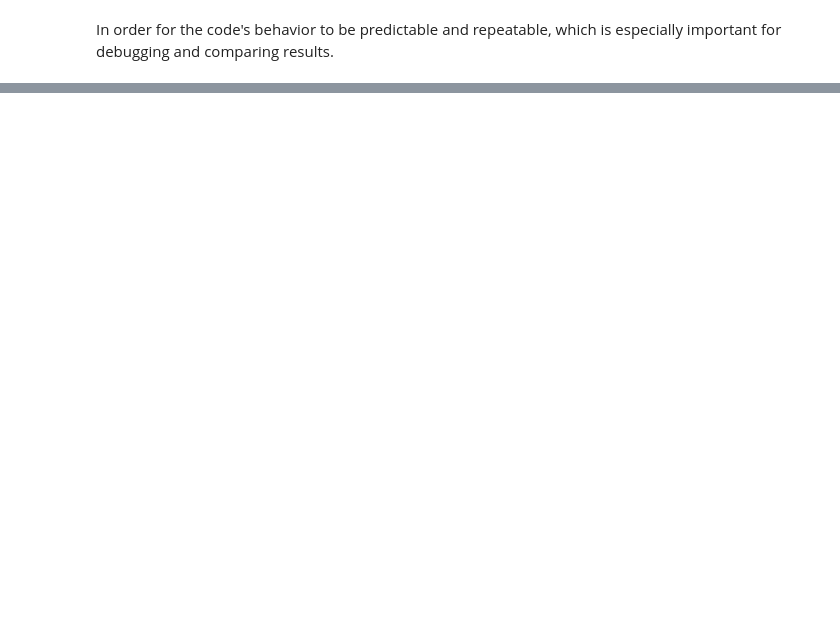
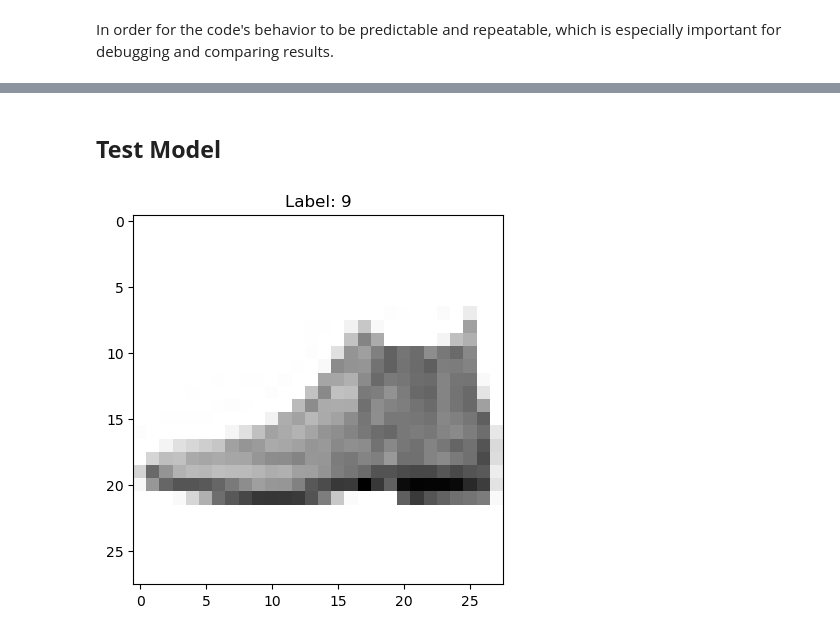
Before and after one commit to iamisaackn/AI-Fashion-Image-Classification, a Jupyter notebook: notebook.ipynb, the cells around one changed output, grey strips where cells are left out. Cells and saved outputs as stored; diff of their text form; code cells hidden in the pictures; blank space fills up the shorter version.

```diff
--- a/notebook.ipynb
+++ b/notebook.ipynb
@@ -229,0 +41,6 @@ Downloading tensorflow-2.18.0-cp310-cp310-manylinux_2_17_x86_64.manylinux2014_x8
+# %%
+def extract_images(file_path):
+    with gzip.open(file_path, 'rb') as f:
+        magic, num, rows, cols = struct.unpack(">IIII", f.read(16))
+        images = np.frombuffer(f.read(), dtype=np.uint8).reshape(num, rows, cols)
+    return images
@@ -229,0 +57,10 @@ Downloading tensorflow-2.18.0-cp310-cp310-manylinux_2_17_x86_64.manylinux2014_x8
+# %%
+train_images_path = 'data/train-images-idx3-ubyte.gz'
+train_labels_path = 'data/train-labels-idx1-ubyte.gz'
+test_images_path = 'data/t10k-images-idx3-ubyte.gz'
+test_labels_path = 'data/t10k-labels-idx1-ubyte.gz'
+
+train_images = extract_images(train_images_path)
+train_labels = extract_labels(train_labels_path)
+test_images = extract_images(test_images_path)
+test_labels = extract_labels(test_labels_path)
@@ -229,0 +136,4 @@ Downloading tensorflow-2.18.0-cp310-cp310-manylinux_2_17_x86_64.manylinux2014_x8
+# %%
+# Normalize pixel values
+train_images = train_images / 255.0
+test_images = test_images / 255.0
@@ -229,0 +218,9 @@ Downloading tensorflow-2.18.0-cp310-cp310-manylinux_2_17_x86_64.manylinux2014_x8
+# %% [markdown]
+## **Test Model**
+# %%
+# Display the test image
+plt.imshow(test_images[0], cmap="Greys")
+plt.title(f"Label: {test_labels[0]}")
+plt.show()
+# %% [output]
+[figure, added]
```
Also changed, not shown: parts of 77 cells of this notebook, 7 other files.
